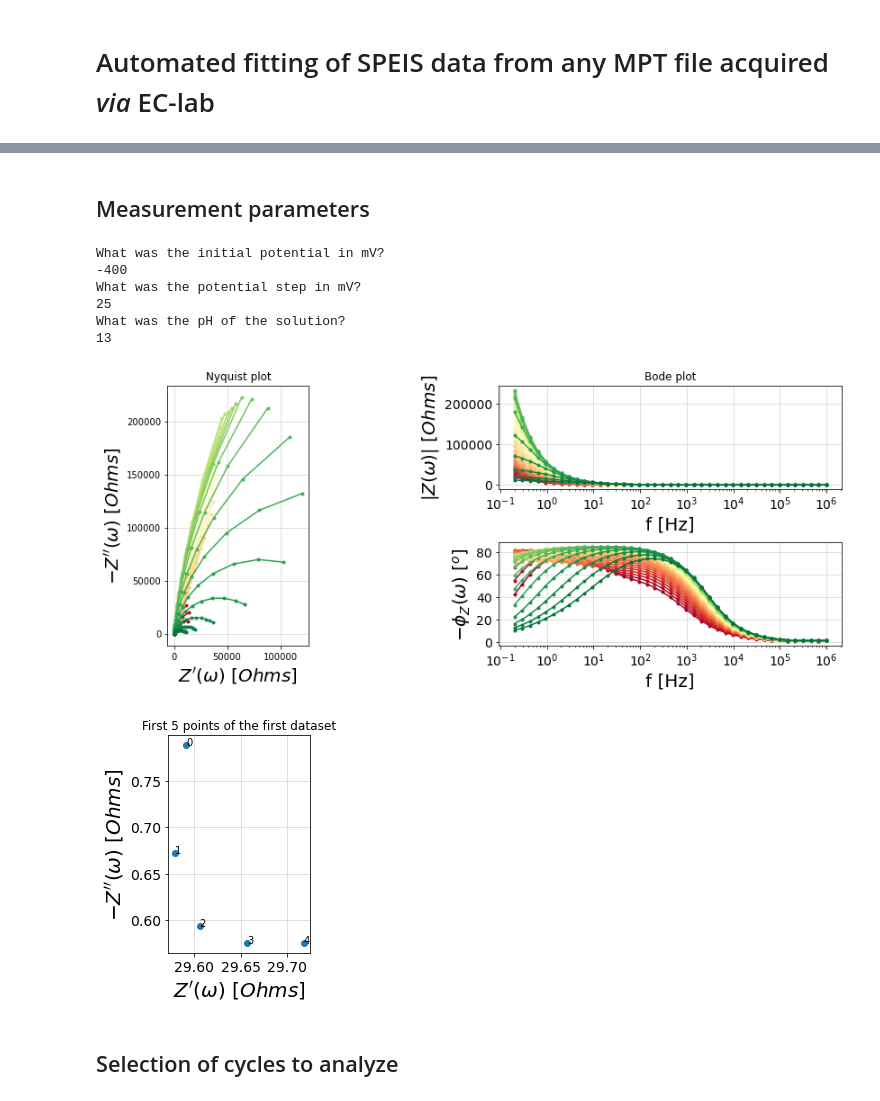
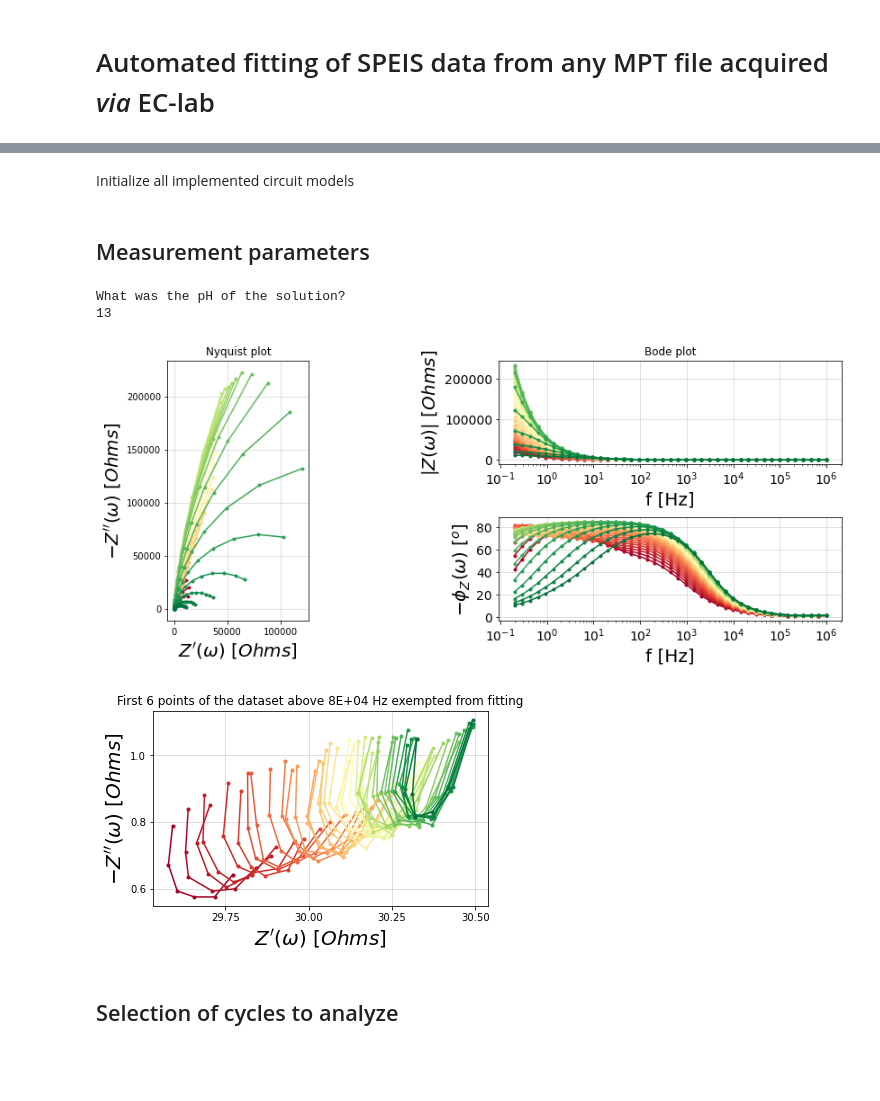
Before and after one commit to Alex6022/SPEIS-analysis, a Jupyter notebook: SPEIS automated analysis.ipynb, the cells around one changed output, grey strips where cells are left out. Drawn from its saved outputs; the diff is of its cells as text; code cells hidden in the pictures; blank space fills up the shorter version.

Commit message:
Streamlined data import and treatment before fitting

```diff
--- a/SPEIS automated analysis.ipynb
+++ b/SPEIS automated analysis.ipynb
@@ -5,10 +5,14 @@ Load the given file in the current directory
 # %%
 %load_ext jupyternotify
 from impedance import preprocessing
+import speis_data as sd
 filename = 'Hem1_EIS_dark'
 # Load data from the BioLabs MPT file
 frequencies, Z = preprocessing.readBioLogic("./" + filename + ".mpt")
 # keep only the impedance data in the first quandrant
 frequencies, Z = preprocessing.ignoreBelowX(frequencies, Z)
+pot_start, pot_step, potstepnumber = sd.read_mpt_parameters("./" + filename + ".mpt")
 # %% [output]
 [interactive output not drawn]
+# %% [markdown]
+Initialize all implemented circuit models
@@ -16,17 +45,9 @@ frequencies, Z = preprocessing.ignoreBelowX(frequencies, Z)
 ## Measurement parameters
 # %%
 # Ask for the potential start and steps of the potential measurement
-print("What was the initial potential in mV?")
-pot_start = int(input())
-print("What was the potential step in mV?")
-pot_step = int(input())
 print("What was the pH of the solution?")
 pot_pH = float(input())
 # %% [output]
-What was the initial potential in mV?
--400
-What was the potential step in mV?
-25
 What was the pH of the solution?
 13
 # %%
@@ -41,25 +62,27 @@ potentials_Ag = [(x)*pot_step+pot_start for x in range(potstepnumber)]
 # %%
 # Get an overview over the whole dataset
+# %matplotlib notebook
 import matplotlib.pyplot as plt
 from impedance.visualization import plot_nyquist
 import speis_plot as sp
-import speis_data as sd
 
 sp.plot_speis_overview(frequencies, Z)
+plt.ion()
 plt.show()
 
 # Number of points to investigate based on frequency range
-highest_freq = 1E+5
-lowest_freq = 1E+1*0.9
-cutoff_start, cutoff_end = sd.get_boundaries(highest_freq, lowest_freq, frequencies)
+highest_freq = 8E+4
+lowest_freq = 1E+1
+cutoff_start, cutoff_end = sd.get_boundaries(highest_freq, lowest_freq*0.9, frequencies)
 
 # Plot subrange
 fig, ax = plt.subplots()
-plot_nyquist(ax, Z[0][:cutoff_start], fmt='o')
-for i in range(cutoff_start):
-    ax.annotate(i, (Z[0][i].real, -Z[0][i].imag))
-plt.title("First " + str(cutoff_start) + " points of the first dataset")
+# plot_nyquist(ax, Z[:5][:cutoff_start], fmt='o')
+sp.plot_speis_nyquist(ax, Z, cutoff=cutoff_start)
+# for i in range(cutoff_start):
+#     ax.annotate(i, (Z[0][i].real, -Z[0][i].imag))
+plt.title("First " + str(cutoff_start) + " points of the dataset above "+ '{:.0E}'.format(highest_freq) + " Hz exempted from fitting")
 plt.show()
 # %% [output]
 [figure]
-[figure, old version]
+[figure, new version]
```
Also changed, not shown: parts of 11 cells of this notebook, 2 other files.
